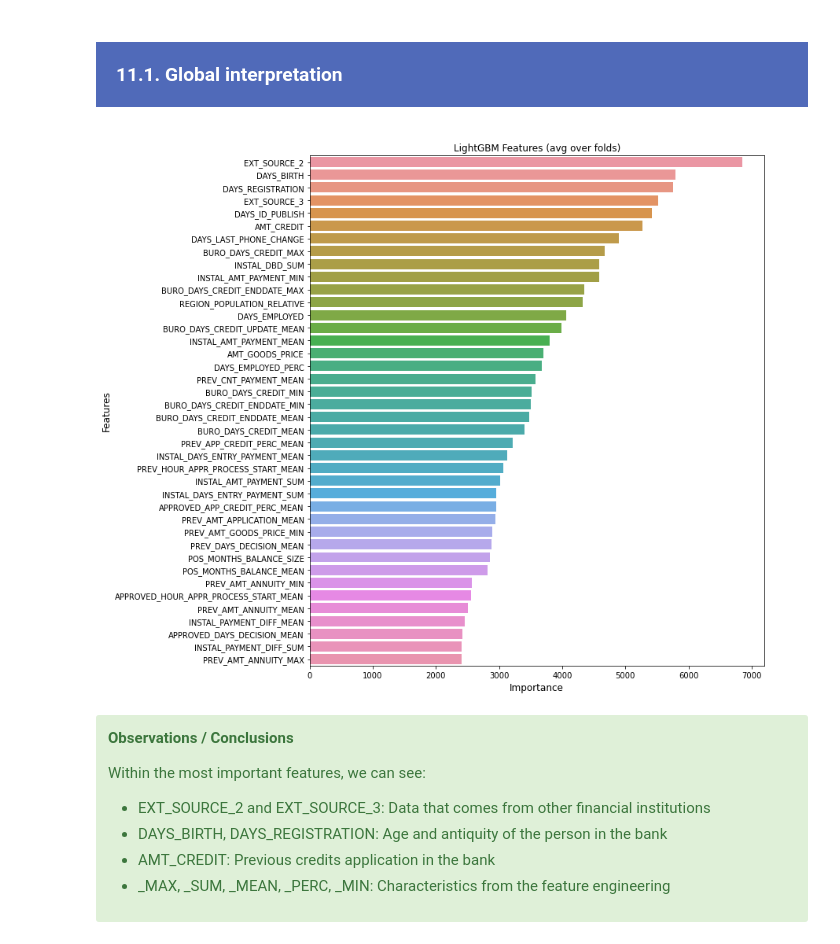
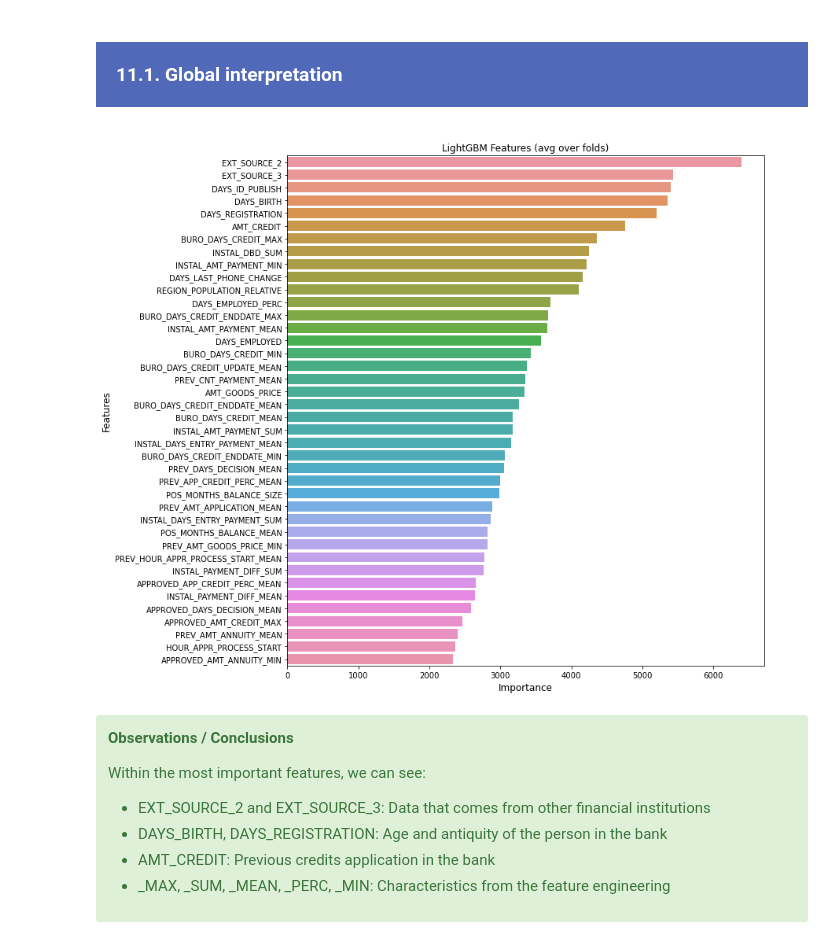
Before and after one commit to samirhinojosa/OC-P7-IMPLEMENT-A-SCORING-MODEL, a Jupyter notebook: notebooks/notebook-modeling-aws.ipynb, the cells around one changed output. Drawn from its saved outputs; the diff is of its cells as text; code cells hidden in the pictures.

```diff
--- a/notebooks/notebook-modeling-aws.ipynb
+++ b/notebooks/notebook-modeling-aws.ipynb
@@ -1188,7 +1210,7 @@ df_models_metrics.reset_index(drop=True)
 </div>
 # %%
 clf_lgbm_os = imbpipeline(steps = [["Smote", smote],
-                                   ["Random_Forest", LGBMClassifier(**lgbm_parameters, learning_rate=0.02,
+                                   ["LightGBM", LGBMClassifier(**lgbm_parameters, learning_rate=0.02,
                                                                     colsample_bytree=0.9497036, subsample=0.8715623,
                                                                     reg_alpha=0.041545473, reg_lambda=0.0735294,
                                                                     min_split_gain=0.0222415, min_child_weight=39.3259775,
@@ -1502,7 +1582,7 @@ X_test_fs:       (61502, 150)
 # %%
 start_time_model = timeit.default_timer()
 
-clf_lgbm_cw.fit(X_train_fs, y_train)
+clf_lgbm_os.fit(X_train_fs, y_train)
 
 end_time_model =  round(timeit.default_timer() - start_time_model, 3)
 # %% [markdown]
@@ -1631,19 +1753,19 @@ Analysis Header of X_k_best_features dataset
 </div>
 # %%
 # Feature importance
-feature_importance_df_ = pd.DataFrame({"importance":clf_lgbm_cw.feature_importances_, "feature":X_k_best_features.columns})
+feature_importance_df_ = pd.DataFrame({"importance":clf_lgbm_os["LightGBM"].feature_importances_, "feature":X_k_best_features.columns})
 
 cols = feature_importance_df_[["feature", "importance"]].groupby("feature").mean().sort_values(by="importance", ascending=False)[:40].index
 best_features = feature_importance_df_.loc[feature_importance_df_.feature.isin(cols)]
 plt.figure(figsize=(12, 10))
 sns.barplot(x="importance", y="feature", data=best_features.sort_values(by="importance", ascending=False))
 plt.xlabel("Importance", fontsize=12);
 plt.ylabel("Features", fontsize=12);
 plt.title("LightGBM Features (avg over folds)")
 plt.tight_layout()
 plt.show()
 # %% [output]
-[figure, old version]
+[figure, new version]
 # %% [markdown]
 <div class="alert alert-block alert-success">
     <p><b>Observations / Conclusions</b></p>
```
Also changed, not shown: parts of 151 cells of this notebook, 2 other files.
